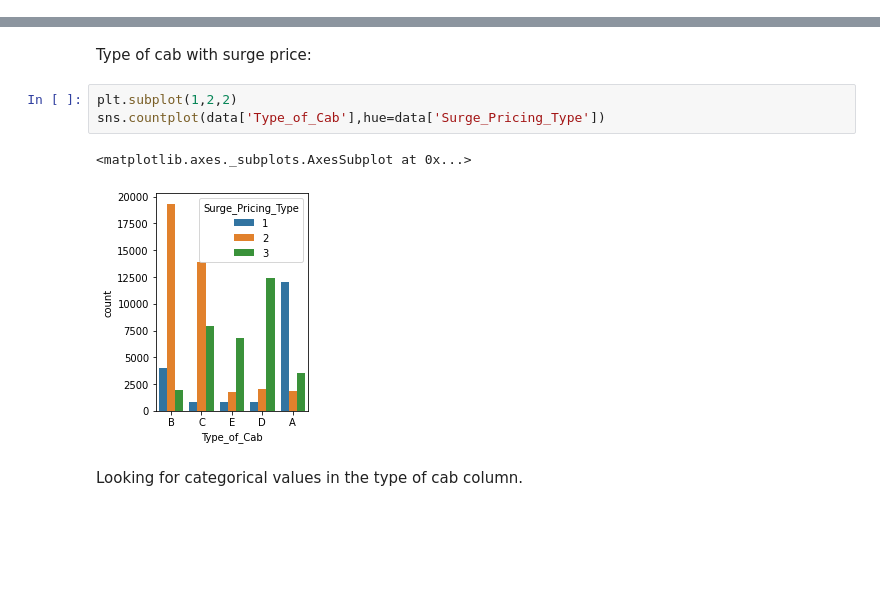
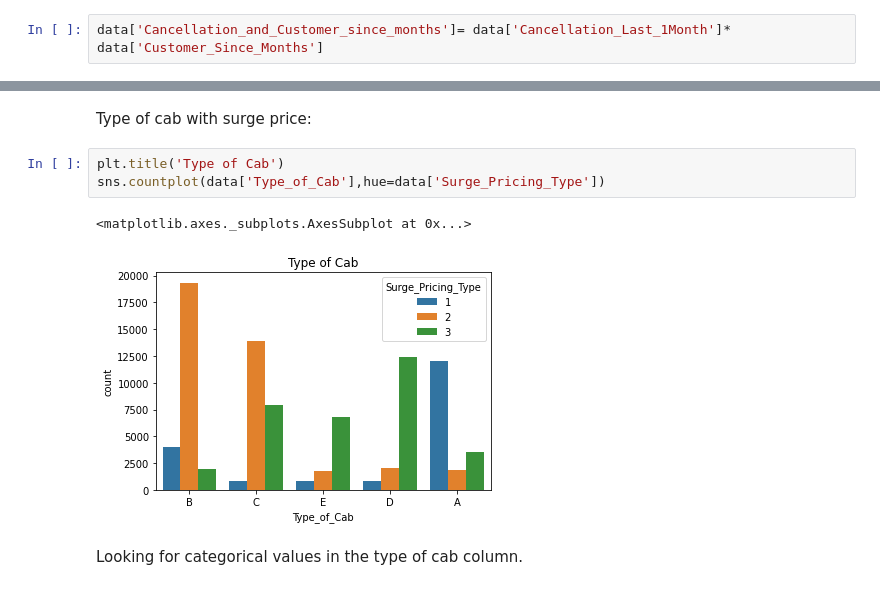
Before and after one commit to sspaulc/TAXI-MOBILITY-SURGE-PRICE-PREDICTION, a Jupyter notebook: SANCHITA_Taxi_Price_Surge_Prediction.ipynb, the cells around one changed output, grey strips where cells are left out. Saved outputs shown, nothing was run; the diff lists cells and outputs as text; blank space fills up the shorter version.

```diff
--- a/SANCHITA_Taxi_Price_Surge_Prediction.ipynb
+++ b/SANCHITA_Taxi_Price_Surge_Prediction.ipynb
@@ -206,0 +214,2 @@ Most customers have made 0 or 1 cancellations mostly in the last month.
+# %%
+data['Cancellation_and_Customer_since_months']= data['Cancellation_Last_1Month']* data['Customer_Since_Months']
@@ -214,11 +235,11 @@ data['Trip_Distance'].plot(kind='hist')
 # %% [markdown]
 Type of cab with surge price:
 # %%
-plt.subplot(1,2,2)
+plt.title('Type of Cab')
 sns.countplot(data['Type_of_Cab'],hue=data['Surge_Pricing_Type'])
 # %% [output]
 <matplotlib.axes._subplots.AxesSubplot at 0x...>
-[figure, old version]
+[figure, new version]
 # %% [markdown]
 Looking for categorical values in the type of cab column.
 # %%
```
Also changed, not shown: parts of 164 cells of this notebook.
